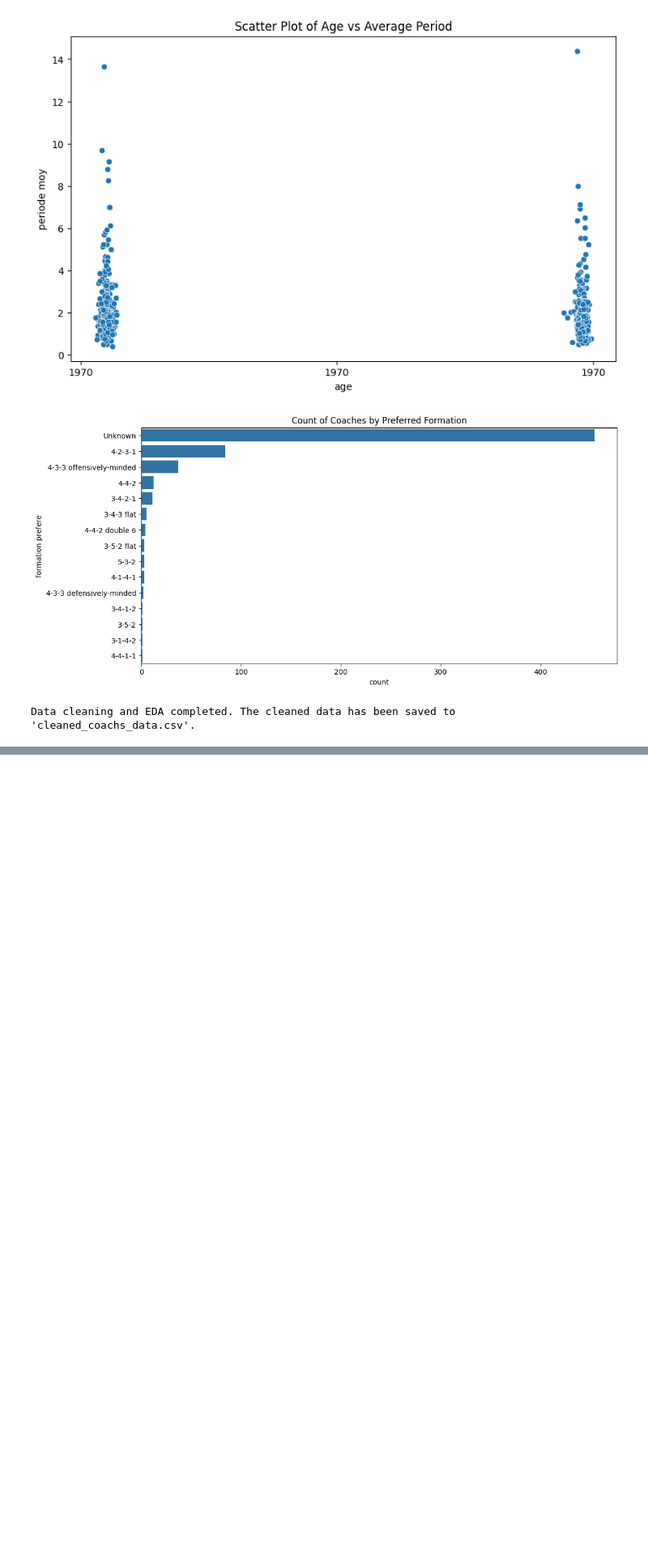
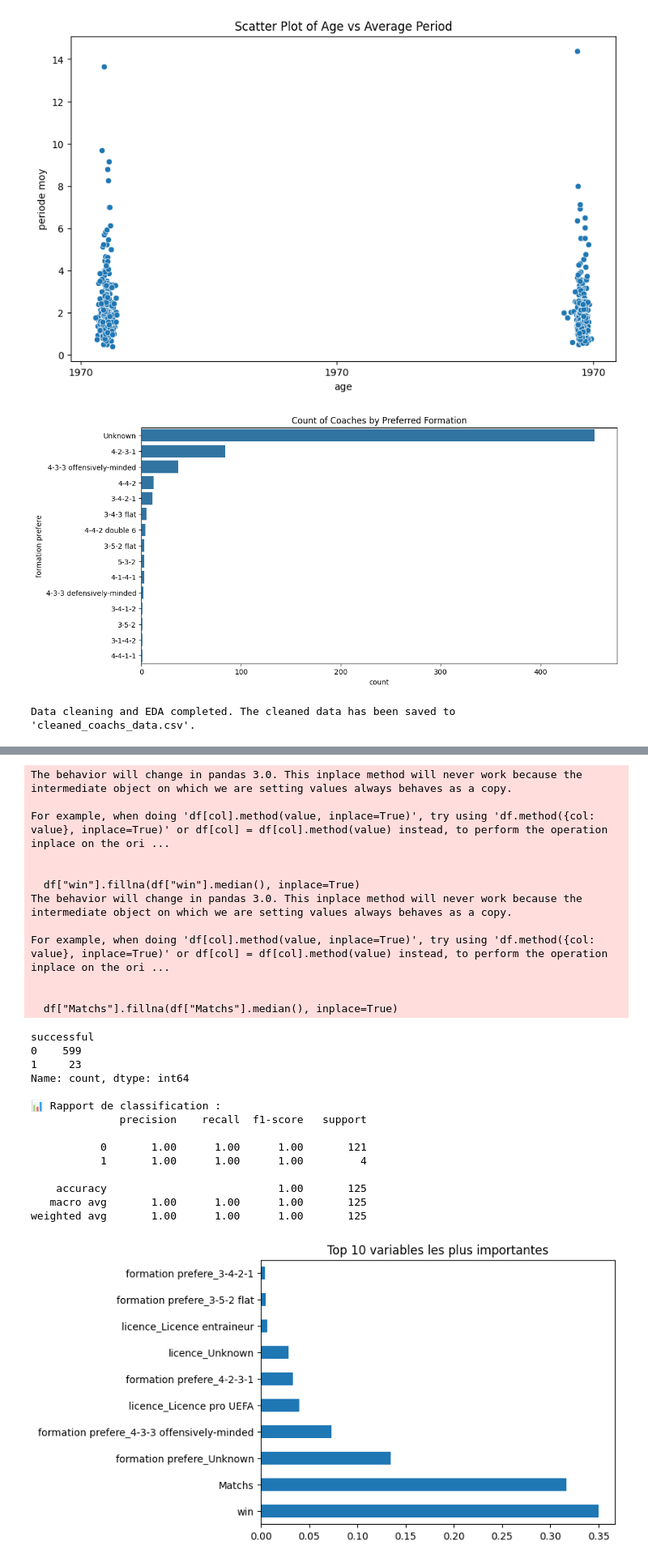
Before and after one commit to ZahraZellazi/TacTicSense_4DS9, a Jupyter notebook: coachs.ipynb, the cells around one changed output, grey strips where cells are left out. Shown at 81% size. Cells and saved outputs as stored; diff of their text form; code cells hidden in the pictures; blank space fills up the shorter version.

```diff
--- a/coachs.ipynb
+++ b/coachs.ipynb
@@ -403,0 +461,80 @@ Data cleaning and EDA completed. The cleaned data has been saved to 'cleaned_coa
+# %%
+import pandas as pd
+from sklearn.model_selection import train_test_split
+from sklearn.ensemble import RandomForestClassifier
+from sklearn.metrics import classification_report
+import matplotlib.pyplot as plt
+
+# Charger les données
+df = pd.read_csv("cleaned_coachs_data.csv")
+
+# Nettoyage
+df["coach_age"] = 2025 - df['age'].str.extract(r'(\d{4})').astype(float)
+df["win"] = pd.to_numeric(df["win"], errors='coerce')
+df["Matchs"] = pd.to_numeric(df["Matchs"], errors='coerce')
+
+# Imputation
+df["win"].fillna(df["win"].median(), inplace=True)
+df["Matchs"].fillna(df["Matchs"].median(), inplace=True)
+
+# Nouvelle définition du succès (plus équilibrée)
+df_model = df[["win", "Matchs", "formation prefere", "licence", "coach_age"]].copy()
+df_model["successful"] = (df["win"] > 45).astype(int)
+
+# Vérifier le déséquilibre
+print(df_model["successful"].value_counts())
+
+# Séparation X / y
+X = df_model.drop(columns=["successful"])
+y = df_model["successful"]
+X_encoded = pd.get_dummies(X)
+
+# Split
+X_train, X_test, y_train, y_test = train_test_split(
+    X_encoded, y, test_size=0.2, random_state=42
+)
+
+# Modèle avec pondération des classes
+model = RandomForestClassifier(random_state=42, class_weight='balanced')
+model.fit(X_train, y_train)
+
+# Prédictions
+y_pred = model.predict(X_test)
+
+# Rapport
+print("\n📊 Rapport de classification :")
+print(classification_report(y_test, y_pred))
+
+# Importance des variables
+feat_importances = pd.Series(model.feature_importances_, index=X_encoded.columns)
+feat_importances.nlargest(10).plot(kind='barh')
+plt.title("Top 10 variables les plus importantes")
+plt.show()
+# %% [output]
+The behavior will change in pandas 3.0. This inplace method will never work because the intermediate object on which we are setting values always behaves as a copy.
+
+For example, when doing 'df[col].method(value, inplace=True)', try using 'df.method({col: value}, inplace=True)' or df[col] = df[col].method(value) instead, to perform the operation inplace on the ori ...
+
+
+  df["win"].fillna(df["win"].median(), inplace=True)
+The behavior will change in pandas 3.0. This inplace method will never work because the intermediate object on which we are setting values always behaves as a copy.
+
+For example, when doing 'df[col].method(value, inplace=True)', try using 'df.method({col: value}, inplace=True)' or df[col] = df[col].method(value) instead, to perform the operation inplace on the ori ...
+
+
+  df["Matchs"].fillna(df["Matchs"].median(), inplace=True)
+successful
+0    599
+1     23
+Name: count, dtype: int64
+
+📊 Rapport de classification :
+              precision    recall  f1-score   support
+
+           0       1.00      1.00      1.00       121
+           1       1.00      1.00      1.00         4
+
+    accuracy                           1.00       125
+   macro avg       1.00      1.00      1.00       125
+weighted avg       1.00      1.00      1.00       125
+[figure, added]
```
Also changed, not shown: parts of 6 cells of this notebook.
